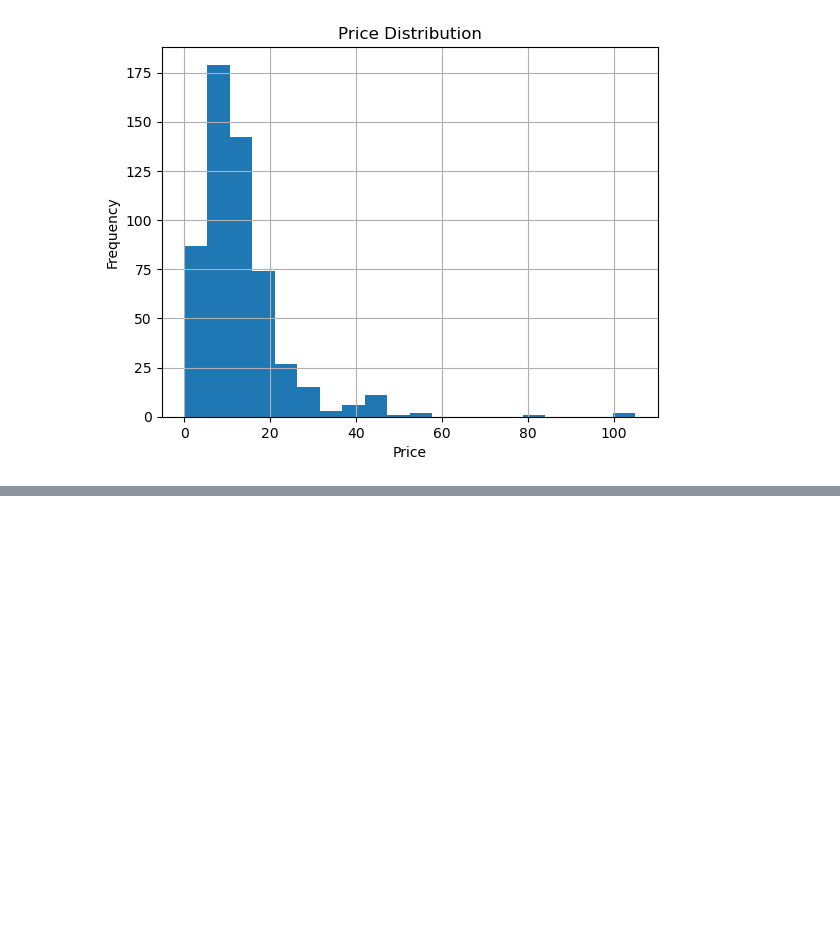
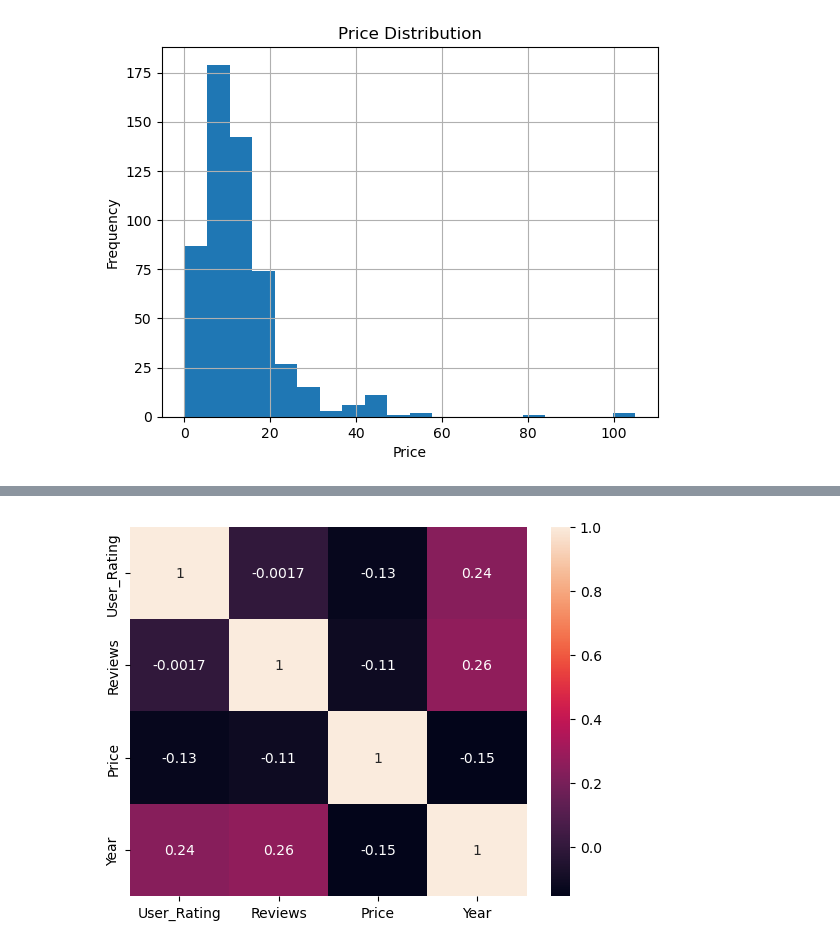
Before and after one commit to NipuliniJ/Book-Analysis-Project, a Jupyter notebook: analysis.ipynb, the cells around one changed output, grey strips where cells are left out. Saved outputs shown, nothing was run; the diff lists cells and outputs as text; code cells hidden in the pictures; blank space fills up the shorter version.

```diff
--- a/analysis.ipynb
+++ b/analysis.ipynb
@@ -79,0 +96,7 @@ plt.show
+# %%
+import seaborn as sns
+
+sns.heatmap(df.corr(numeric_only=True), annot=True)
+plt.show()
+# %% [output]
+[figure, added]
```
Also changed, not shown: parts of 12 cells of this notebook.
